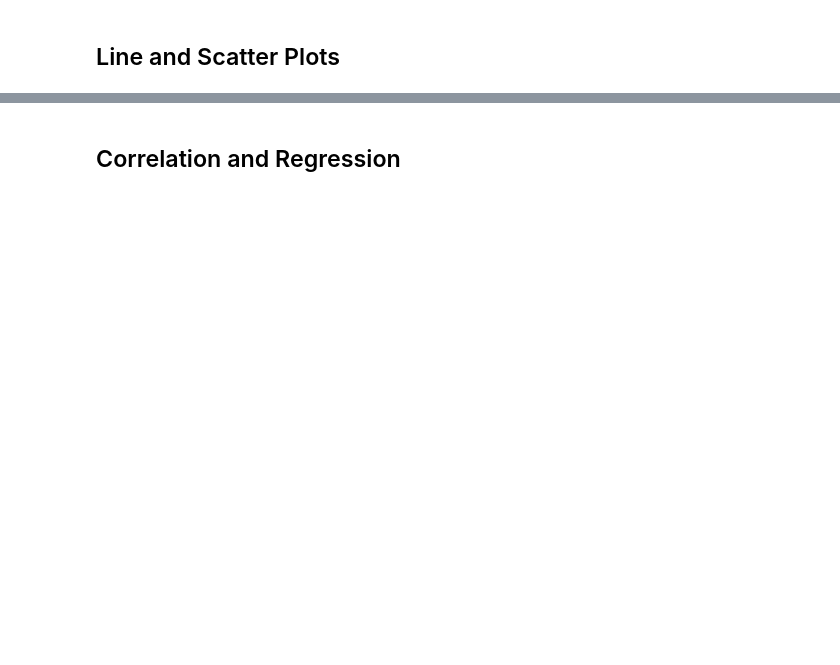
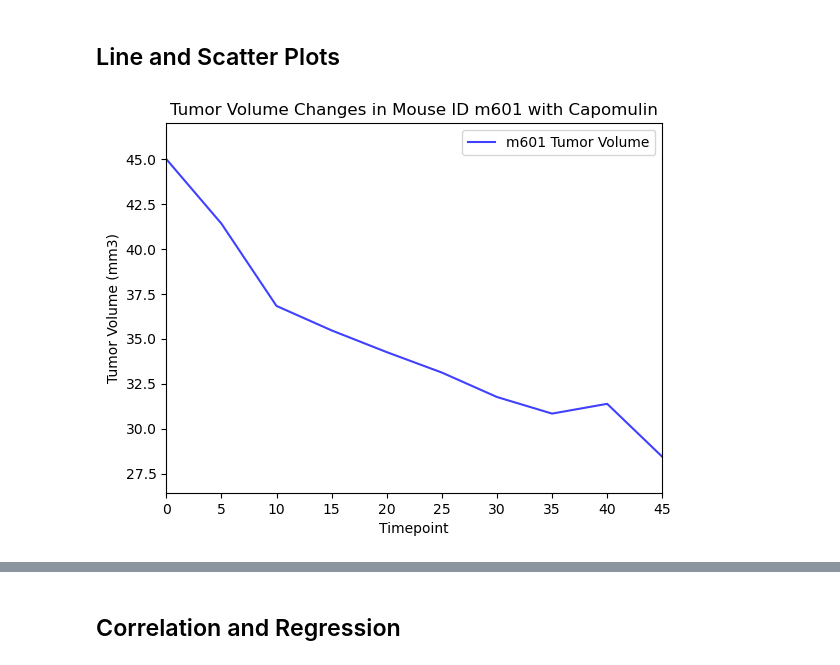
Before and after one commit to lathamlm/matplotlib-challenge, a Jupyter notebook: pymaceuticals_starter.ipynb, the cells around one changed output, grey strips where cells are left out. Cells and saved outputs as stored; diff of their text form; code cells hidden in the pictures; blank space fills up the shorter version.

Commit message:
completed analysis - need to clean & summarize

```diff
--- a/pymaceuticals_starter.ipynb
+++ b/pymaceuticals_starter.ipynb
@@ -365,0 +362,19 @@ plt.show
+# %%
+# Generate a line plot of tumor volume vs. time point for a single mouse treated with Capomulin
+#VARIABLES TO MORE EASILY CHANGE GRAPH
+single_mouse_drug = "Capomulin"
+single_mouse_ID = "m601"
+
+single_mouse = clean_mouse_study.loc[(clean_mouse_study["Drug Regimen"] == single_mouse_drug) & (clean_mouse_study["Mouse ID"] == single_mouse_ID), :]
+single_mouse_tumor_volume = single_mouse["Tumor Volume (mm3)"]
+single_mouse_timepoint = single_mouse["Timepoint"]
+tumor_vol_single, = plt.plot(single_mouse_timepoint, single_mouse_tumor_volume, color="blue", alpha=0.75, label=f"{single_mouse_ID} Tumor Volume")
+plt.xlim((min(single_mouse_timepoint)),(max(single_mouse_timepoint)))
+plt.ylim((min(single_mouse_tumor_volume)-2),(max(single_mouse_tumor_volume)+2))
+plt.title(f"Tumor Volume Changes in Mouse ID {single_mouse_ID} with {single_mouse_drug}")
+plt.xlabel("Timepoint")
+plt.ylabel("Tumor Volume (mm3)")
+plt.legend(handles=[tumor_vol_single], loc="best")
+plt.show()
+# %% [output]
+[figure, added]
```
Also changed, not shown: parts of 6 cells of this notebook.
